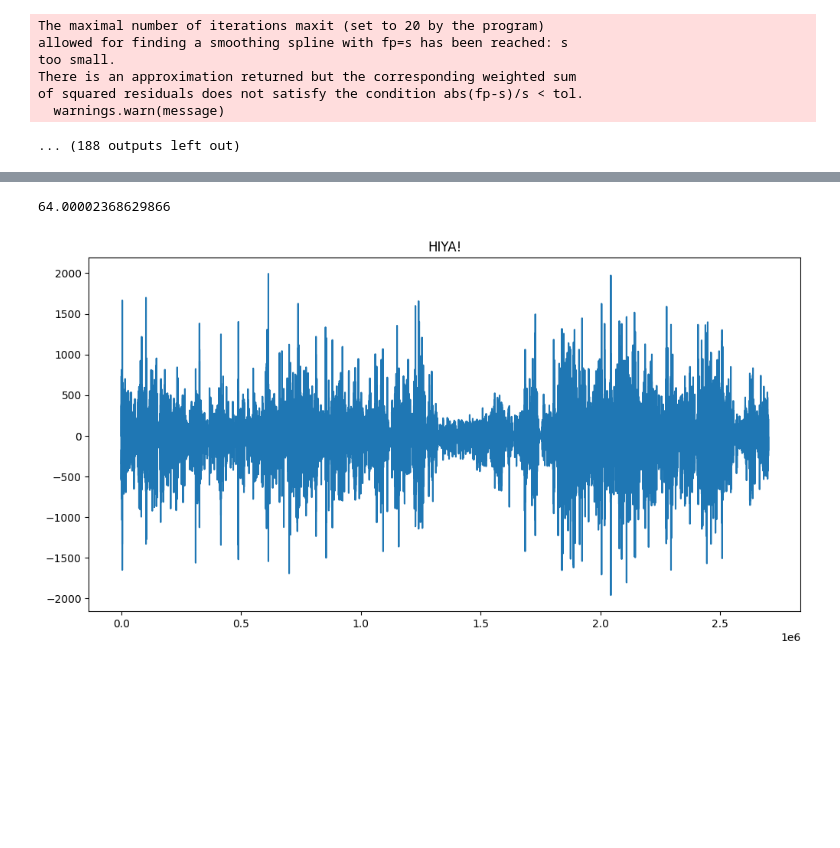
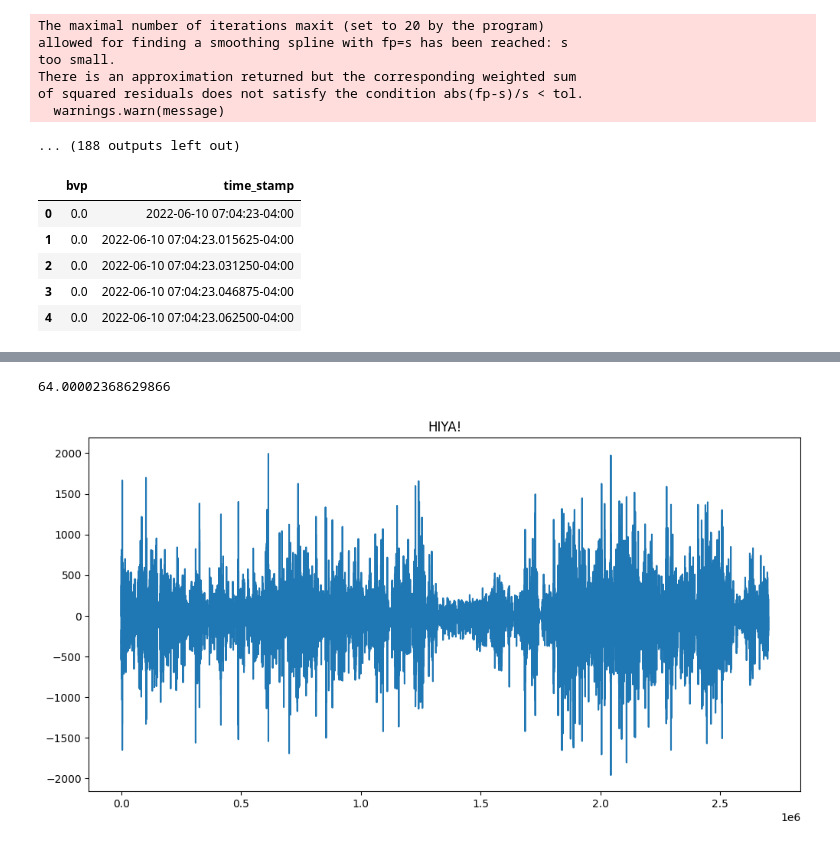
Before and after one commit to dr-rosen-rosen/tpd, a Jupyter notebook: e4_bvp_processing.ipynb, the cells around one changed output, grey strips where cells are left out. Drawn from its saved outputs; the diff is of its cells as text; code cells hidden in the pictures; blank space fills up the shorter version.

```diff
--- a/e4_bvp_processing.ipynb
+++ b/e4_bvp_processing.ipynb
@@ -116,7 +116,7 @@ for idx,row in task_list_df.iterrows():
                         's': sa.types.FLOAT(),
                         'sd1/sd2': sa.types.FLOAT(),
                         'breathingrate': sa.types.FLOAT(),
-                        'time_stamp': sa.types.TIMESTAMP()
+                        'time_stamp': sa.types.TIMESTAMP(timezone=True)
                     }
                     m.to_sql(name=row['e4_id'].lower()+'_hpy_rolling',
                         con = conn,
@@ -203,3 +203,12 @@ with engine.connect() as conn:
     df = pd.DataFrame(rp.fetchall())
     df.columns = rp.keys()
 df = df.sort_values('time_stamp', ascending = True)
+# %%
+df.head()
+# %% [output]
+|  | bvp | time_stamp |
+| 0 | 0.0 | 2022-06-10 07:04:23-04:00 |
+| 1 | 0.0 | 2022-06-10 07:04:23.015625-04:00 |
+| 2 | 0.0 | 2022-06-10 07:04:23.031250-04:00 |
+| 3 | 0.0 | 2022-06-10 07:04:23.046875-04:00 |
+| 4 | 0.0 | 2022-06-10 07:04:23.062500-04:00 |
```
Also changed, not shown: parts of 1 cell of this notebook, 3 other files.
